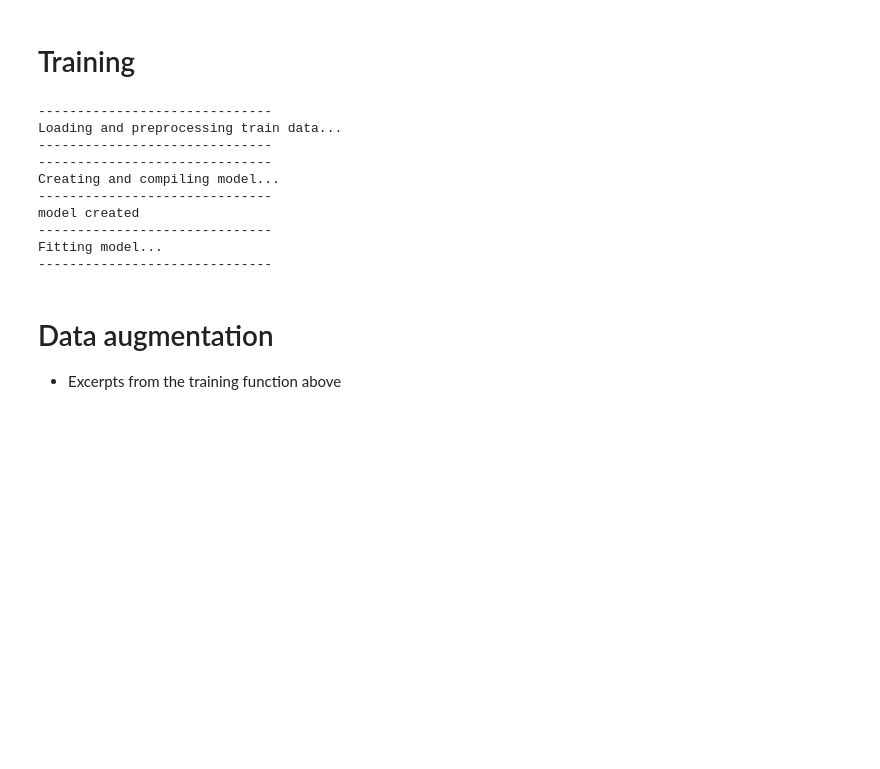
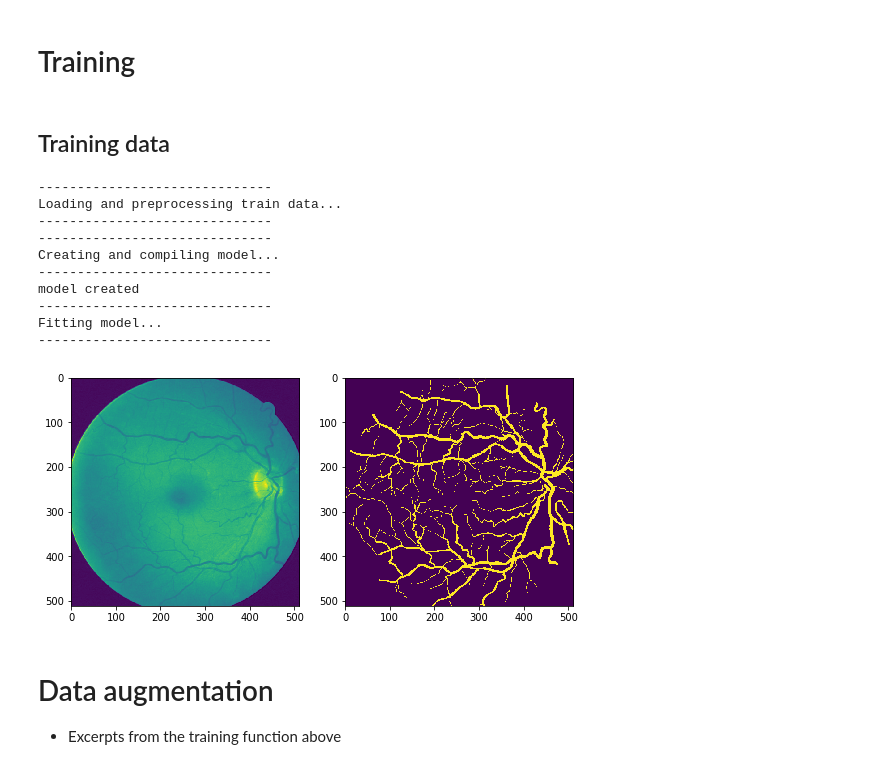
Before and after one commit to benjaminirving/SSIMA-2018-tutorial-deep-learning-med-segmentation, a Jupyter notebook: Tutorial 2 - Retina vessel segmentation.ipynb, the cells around one changed output. Cells and saved outputs as stored; diff of their text form; code cells hidden in the pictures; blank space fills up the shorter version.

```diff
--- a/Tutorial 2 - Retina vessel segmentation.ipynb
+++ b/Tutorial 2 - Retina vessel segmentation.ipynb
@@ -154,6 +169,8 @@ def get_unet():
     return model
 # %% [markdown]
 # Training
+# %% [markdown]
+## Training data
 # %%
 
 options = {}
@@ -180,33 +197,41 @@ imgs_train = imgs_train.astype('float32')
 imgs_train = imgs_train / imgs_train.max()
 
 # mean = np.mean(imgs_train)  # mean for data centering
 # std = np.std(imgs_train)  # std for data normalization
 #
 # imgs_train -= mean
 # imgs_train /= std
 
 imgs_mask_train = imgs_mask_train.astype('float32')
 imgs_mask_train = imgs_mask_train > 0.5
 
 print('-'*30)
 print('Creating and compiling model...')
 print('-'*30)
 model = get_unet()
 
 print('-'*30)
 print('Fitting model...')
 print('-'*30)
+
+plt.figure(figsize=(9,9))
+plt.subplot(1, 2, 1)
+plt.imshow(np.squeeze(imgs_train[2]))
+plt.subplot(1, 2, 2)
+plt.imshow(np.squeeze(imgs_mask_train[2]))
+plt.show()
 # %% [output]
 ------------------------------
 Loading and preprocessing train data...
 ------------------------------
 ------------------------------
 Creating and compiling model...
 ------------------------------
 model created
 ------------------------------
 Fitting model...
 ------------------------------
+[figure, added]
 # %% [markdown]
 # Data augmentation
 
```
Also changed, not shown: parts of 7 cells of this notebook.
